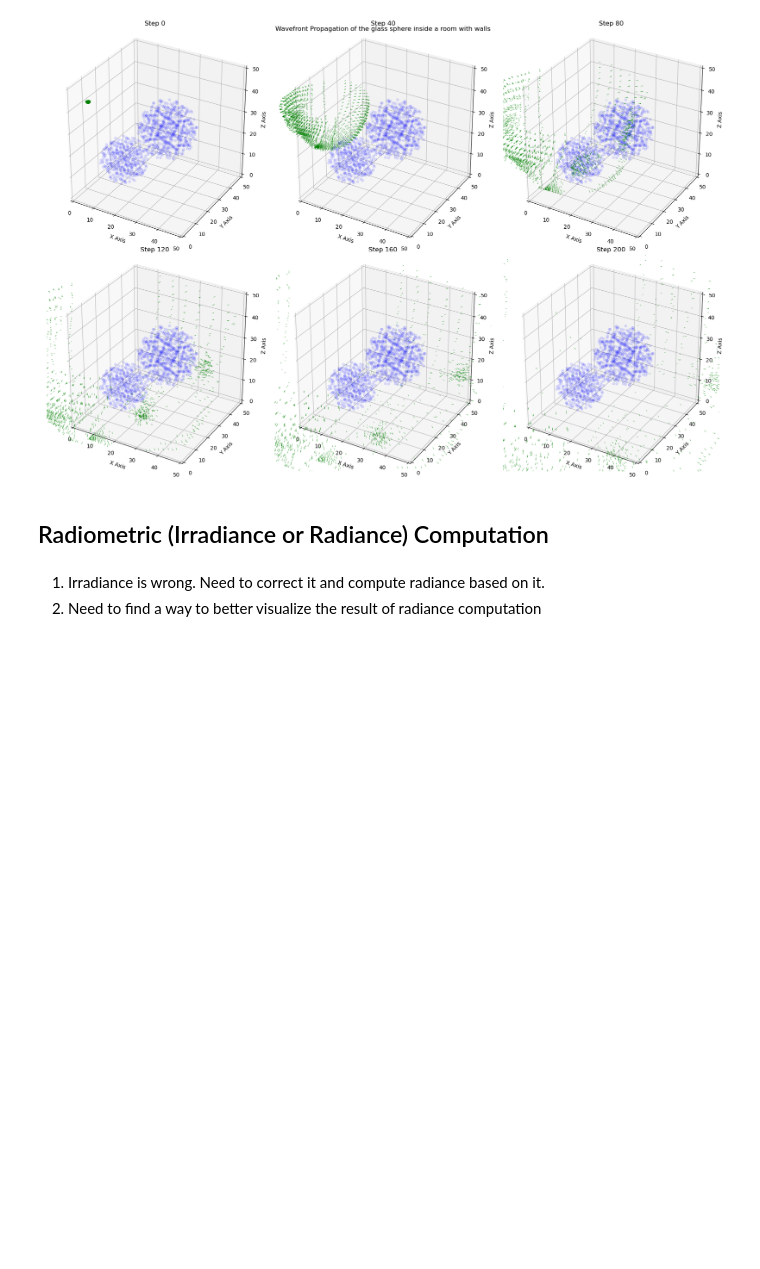
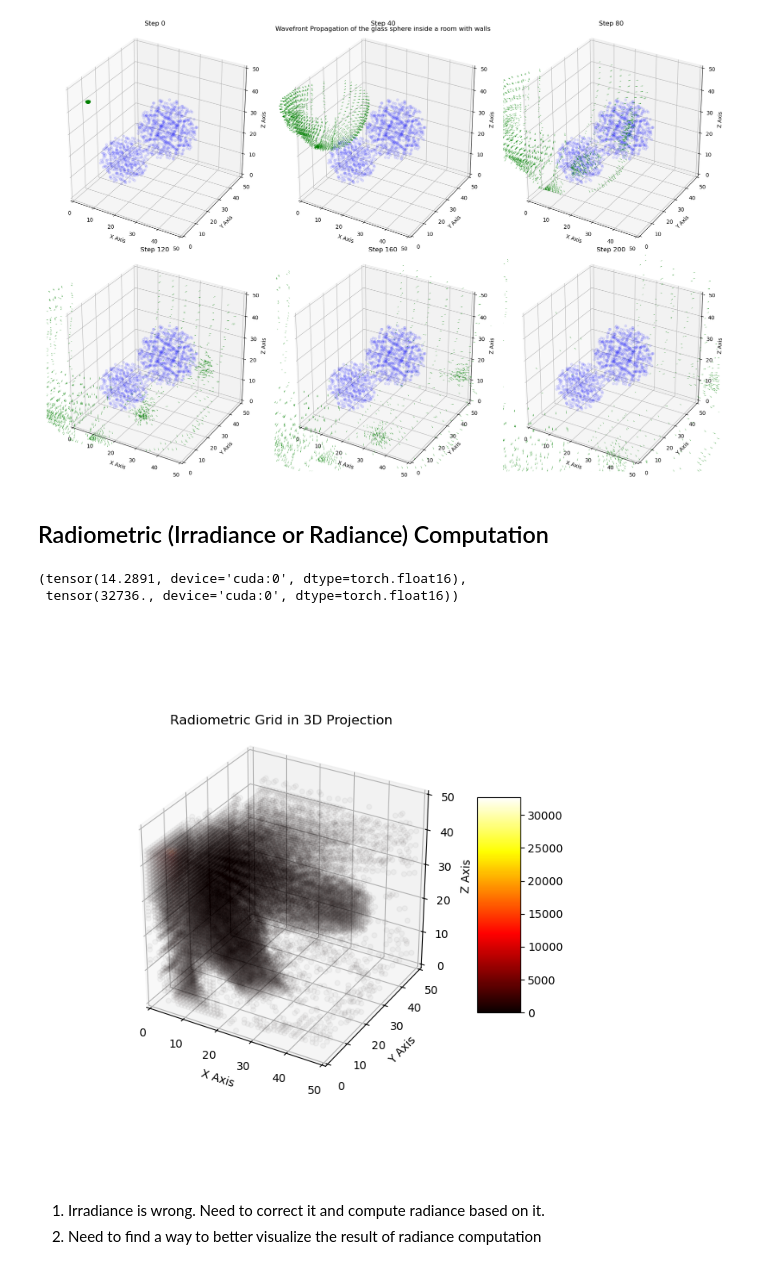
Before and after one commit to swirling-wind/demo-3D-eikonal, a Jupyter notebook: torch_demo.ipynb, the cells around one changed output. Saved outputs shown, nothing was run; the diff lists cells and outputs as text; code cells hidden in the pictures; blank space fills up the shorter version.

Commit message:
Finish accumulate irradiance

```diff
--- a/torch_demo.ipynb
+++ b/torch_demo.ipynb
@@ -7,8 +7,8 @@ import numpy as np
 import torch
 from typing import Tuple
 import math
-# device = torch.device("cuda" if torch.cuda.is_available() else "cpu")
-device = torch.device("cpu")
+device = torch.device("cuda" if torch.cuda.is_available() else "cpu")
+# device = torch.device("cpu")
 print(device)
 
 import trimesh
@@ -359,61 +315,47 @@ for i in range(1, len(wavefront_positions_list)):
+# %%
+@torch.jit.script
+def simple_accumulate_irradiance_into_grid(wavefront_pos_list: list[torch.Tensor], ior_field: torch.Tensor, device: torch.device) -> torch.Tensor:
+    irradiance_grid = torch.zeros(ior_field.shape, dtype=torch.float16, device=device)
+    for pos in wavefront_pos_list:
+        indices = pos.int()
+        mask = (indices[:, 0] >= 0) & (indices[:, 0] < ior_field.shape[0]) & \
+                (indices[:, 1] >= 0) & (indices[:, 1] < ior_field.shape[1]) & \
+                (indices[:, 2] >= 0) & (indices[:, 2] < ior_field.shape[2])
+        indices = indices[mask]
+        unique_indices, counts = torch.unique(indices, return_counts=True, dim=0)
+        irradiance_grid[unique_indices[:, 0], unique_indices[:, 1], unique_indices[:, 2]] += counts
+    return irradiance_grid
+
+irradiance_grid = simple_accumulate_irradiance_into_grid(wavefront_positions_list, ior_field, device)
+torch.mean(irradiance_grid), torch.max(irradiance_grid)
+# %% [output]
+(tensor(14.2891, device='cuda:0', dtype=torch.float16),
+ tensor(32736., device='cuda:0', dtype=torch.float16))
 # %%
-
-def accumulate_to_grid_vectorized(radiometric_list, pos_list, grid_shape, absorb_coeff, scatter_coeff):
-    # Create a grid to store the accumulated irradiance
-    radiometric_grid = torch.zeros(grid_shape, dtype=torch.float16, device=device)
-
-    # Concatenate the positions and irradiances of all steps
-    all_positions = torch.cat(pos_list, dim=0).long()
-    all_irradiances = torch.cat(radiometric_list, dim=0)
-
-    # Filter out the positions that are outside the grid boundaries
-    valid_mask = (all_positions[:, 0] < grid_shape[0]) & (all_positions[:, 0] >= 0) & \
-                 (all_positions[:, 1] < grid_shape[1]) & (all_positions[:, 1] >= 0) & \
-                 (all_positions[:, 2] < grid_shape[2]) & (all_positions[:, 2] >= 0)
-
-    # Additional check for non-zero absorption or scattering coefficients
-    absorb_values = absorb_coeff[all_positions[:, 0], all_positions[:, 1], all_positions[:, 2]]
-    scatter_values = scatter_coeff[all_positions[:, 0], all_positions[:, 1], all_positions[:, 2]]
-    coeff_mask = (absorb_values > 0) | (scatter_values > 0)
-
-    # Combine valid position mask with coefficients mask
-    combined_mask = valid_mask & coeff_mask
-
-    valid_positions = all_positions[combined_mask]
-    valid_irradiances = all_irradiances[combined_mask]
-
-    # Accumulate the irradiance values to the grid
-    indices = valid_positions[:, 0] * grid_shape[1] * grid_shape[2] + valid_positions[:, 1] * grid_shape[2] + valid_positions[:, 2]
-    radiometric_grid.put_(indices, valid_irradiances, accumulate=True)
-
-    return radiometric_grid
-
-# Visualize irradiance grid in 3D projection
-def show_radiometric_grid_3d_in_fixed_given_angle(radiometric_grid, threshold=0.1):
+def show_radiometric_grid_3d_in_fixed_given_angle(radiometric_grid, threshold=10):
     fig = plt.figure(figsize=(7, 7))
     ax = fig.add_subplot(111, projection='3d')
     ax.set_box_aspect([1, 1, 1])
     ax.set_xlim(0, radiometric_grid.size(0))
     ax.set_ylim(0, radiometric_grid.size(1))
     ax.set_zlim(0, radiometric_grid.size(2))
     ax.set_xlabel('X Axis')
     ax.set_ylabel('Y Axis')
     ax.set_zlabel('Z Axis')
     ax.set_title('Radiometric Grid in 3D Projection')
     radiometric_grid_np = radiometric_grid.cpu().numpy()
     x_points, y_points, z_points = np.where(radiometric_grid_np > threshold)
     # Create a colormap
     norm = Normalize(vmin=np.min(radiometric_grid_np), vmax=np.max(radiometric_grid_np))
     mappable = ScalarMappable(norm=norm, cmap='hot')
     mappable.set_array(radiometric_grid_np)
-    _scatter = ax.scatter(x_points, y_points, z_points, c=radiometric_grid_np[x_points, y_points, z_points], cmap='hot', alpha=0.06)
+    _scatter = ax.scatter(x_points, y_points, z_points, c=radiometric_grid_np[x_points, y_points, z_points], cmap='hot', alpha=0.03)
     fig.colorbar(mappable, ax=ax, shrink=0.5, aspect=5)        # Add colorbar
     plt.show()
 
-
-grid_shape = (num_x, num_y, num_z)
-cur_radiometric_grid = accumulate_to_grid_vectorized(radiance_list, wavefront_positions_list, grid_shape, absorb_coeff, scatter_coeff)
-show_radiometric_grid_3d_in_fixed_given_angle(cur_radiometric_grid, threshold=5)
+show_radiometric_grid_3d_in_fixed_given_angle(irradiance_grid, threshold=10)
+# %% [output]
+[figure, added]
 # %% [markdown]
 1. Irradiance is wrong. Need to correct it and compute radiance based on it.
 2. Need to find a way to better visualize the result of radiance computation
```
Also changed, not shown: parts of 4 cells of this notebook.
